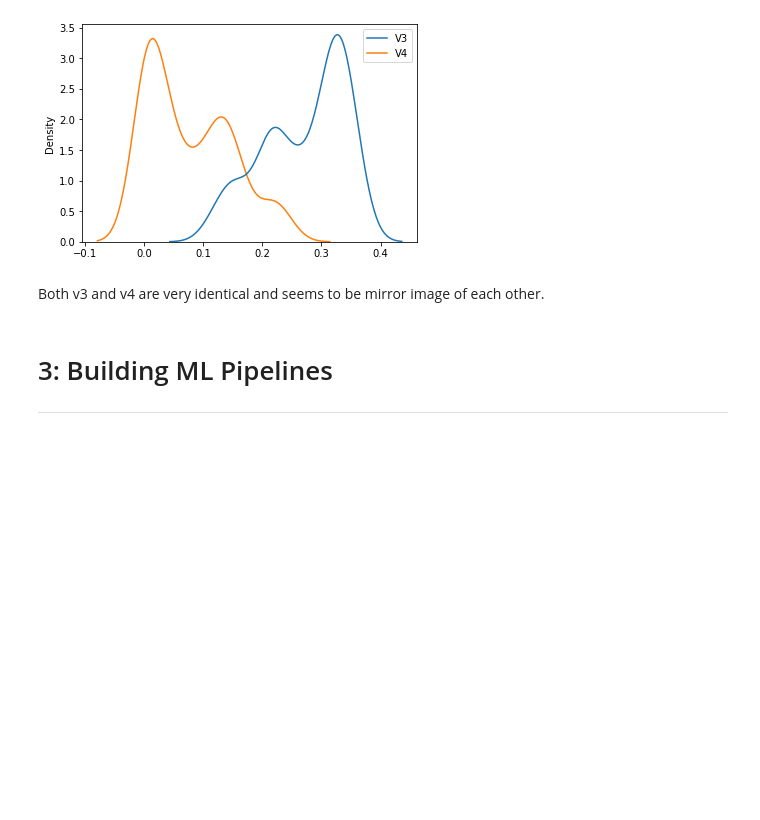
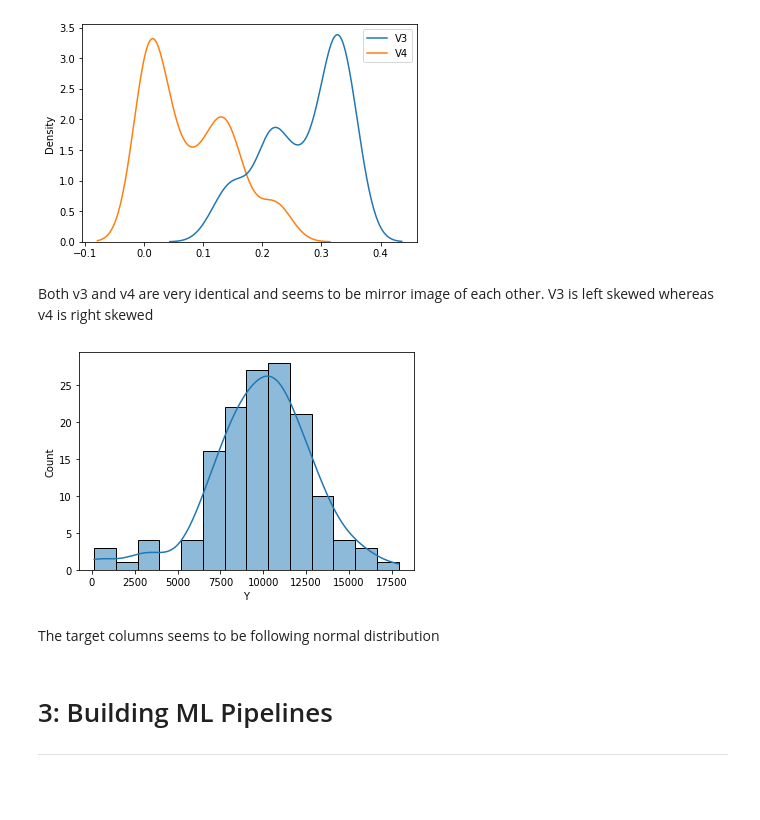
Before and after one commit to hargurjeet/hpe, a Jupyter notebook: Problem_2_hpe.ipynb, the cells around one changed output. Saved outputs shown, nothing was run; the diff lists cells and outputs as text; code cells hidden in the pictures; blank space fills up the shorter version.

```diff
--- a/Problem_2_hpe.ipynb
+++ b/Problem_2_hpe.ipynb
@@ -209,7 +209,13 @@ sns.kdeplot(data=df_training[['V3', 'V4']]);
 # %% [output]
 [figure]
 # %% [markdown]
-Both v3 and v4 are very identical and seems to be mirror image of each other.
+Both v3 and v4 are very identical and seems to be mirror image of each other. V3 is left skewed whereas v4 is right skewed
+# %%
+sns.histplot(data=df_training, x="Y", kde=True);
+# %% [output]
+[figure, added]
+# %% [markdown]
+The target columns seems to be following normal distribution
 # %% [markdown]
 # 3: Building ML Pipelines <a name="3"></a>
 
```
Also changed, not shown: parts of 2 cells of this notebook.
